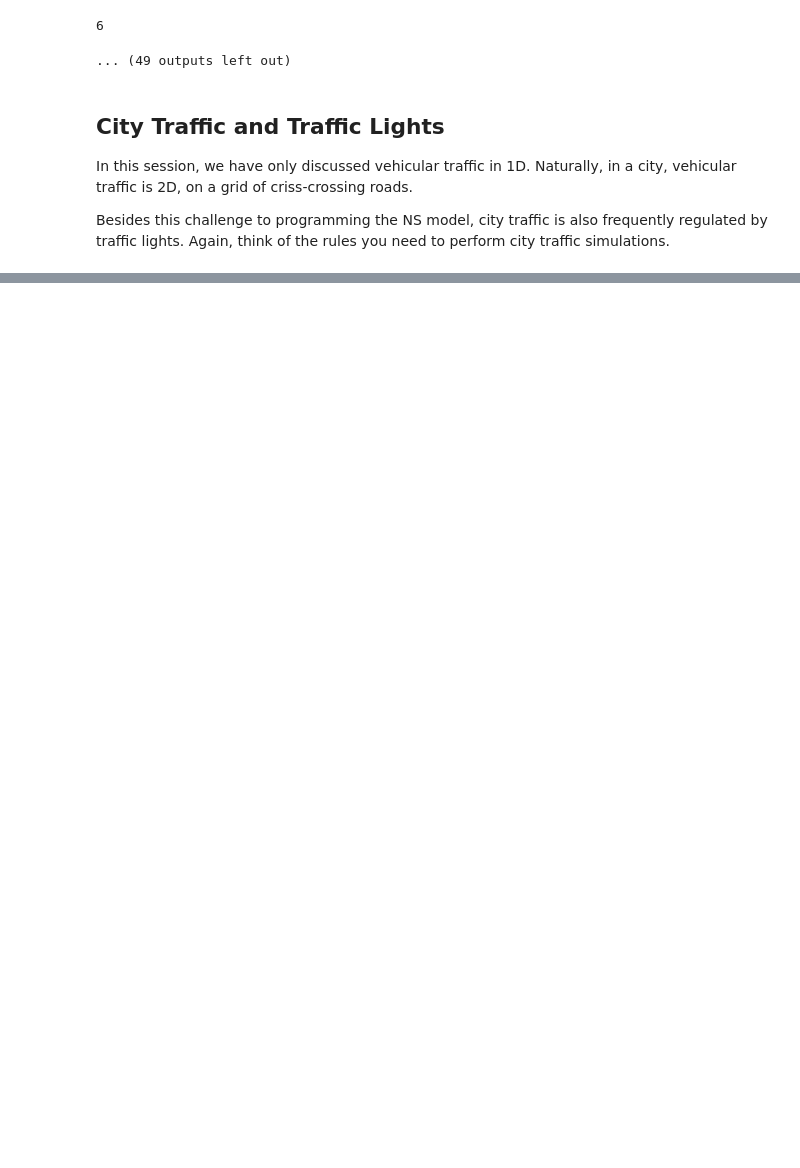
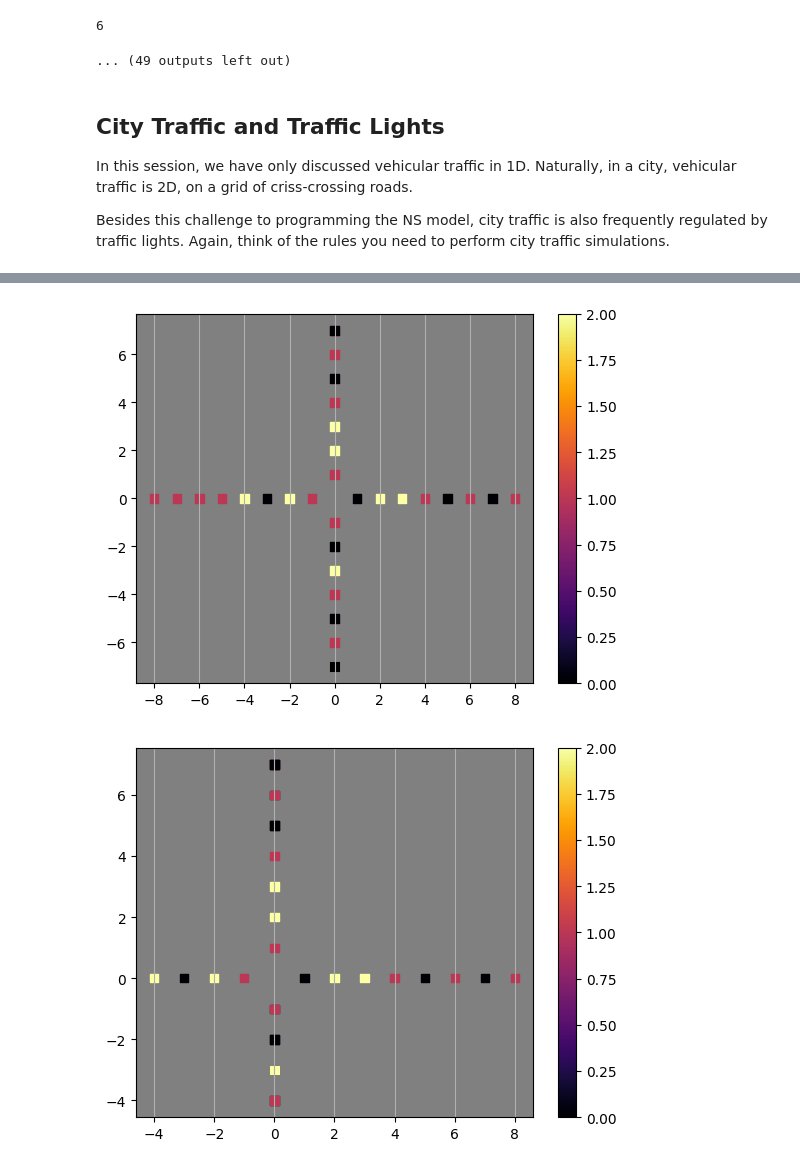
Before and after one commit to PunnawatSiri/Complexity_Science_Course, a Jupyter notebook: NagelSchreckenbergModel.ipynb, the cells around one changed output, grey strips where cells are left out. Cells and saved outputs as stored; diff of their text form; code cells hidden in the pictures; blank space fills up the shorter version.

```diff
--- a/NagelSchreckenbergModel.ipynb
+++ b/NagelSchreckenbergModel.ipynb
@@ -637,0 +654,41 @@ show_crosslanes(vehicles)
+# %%
+def step_crossroad(vehicles,L,N,lanes,p=0.2):
+
+    for l in range(4):
+        for i,(posy,posx,vel) in enumerate(vehicles[vehicles[:,0] == l]):
+            # acceleration
+            if vel < vmax:
+                vel = vel + 1
+            # slowing down
+            for j in range(i+1, len(vehicles)):
+                if vehicles[j,0] == posy:  # Check if the vehicle is in the same row
+                    if vel >= vehicles[j,1] - posx:
+                        vel = max(0,vehicles[j,1] - posx - 1)
+                        break
+            # impose periodic boundary condition on velocities
+            else:
+                if vel >= (L - posx - 1) + posx:
+                    vel = (L - posx- 1) + posx - 1
+            # random deceleration
+            if vel >= 1:
+                if np.random.rand() < p:
+                    vel = vel - 1
+            # move vehicles
+            posx = posx + vel
+            # impose periodic boundary condition on positions
+            if posx >= L:
+                new_posx = posx - L
+                # Delete the last row in pos and vel
+                vehicles = np.delete(vehicles, i, axis=0)
+                # Insert newpos0 and newvel0 at the beginning of pos and vel
+                vehicles = np.insert(vehicles, 0, (posy,new_posx,vel), axis=0)
+                break
+            vehicles[i] = (posy,posx,vel)
+    return vehicles
+# %%
+show_crosslanes(vehicles)
+vehicles = step_crossroad(vehicles,L,N,lanes,p)
+show_crosslanes(vehicles)
+# %% [output]
+[figure, added]
+[figure, added]
```
Also changed, not shown: parts of 17 cells of this notebook.
